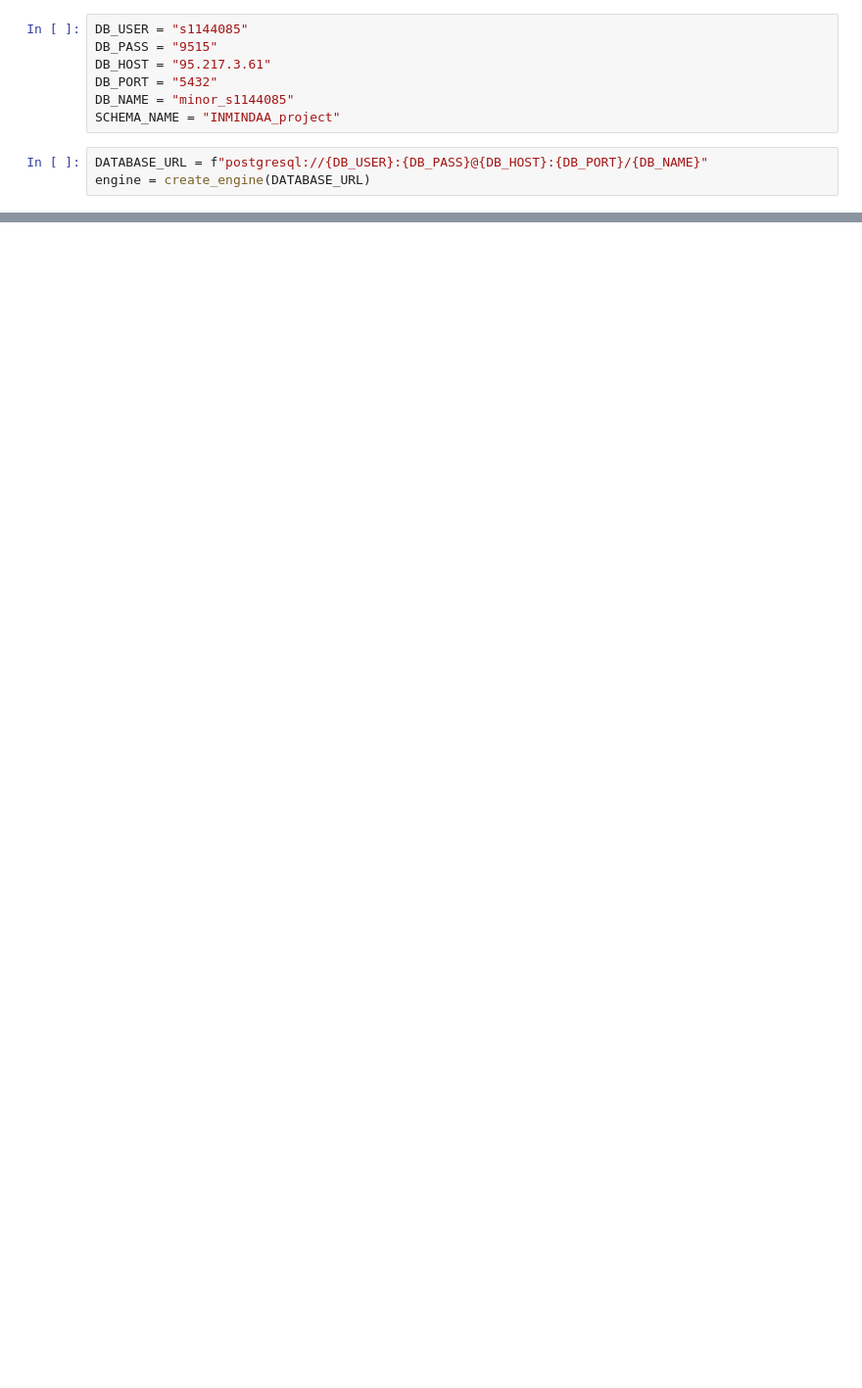
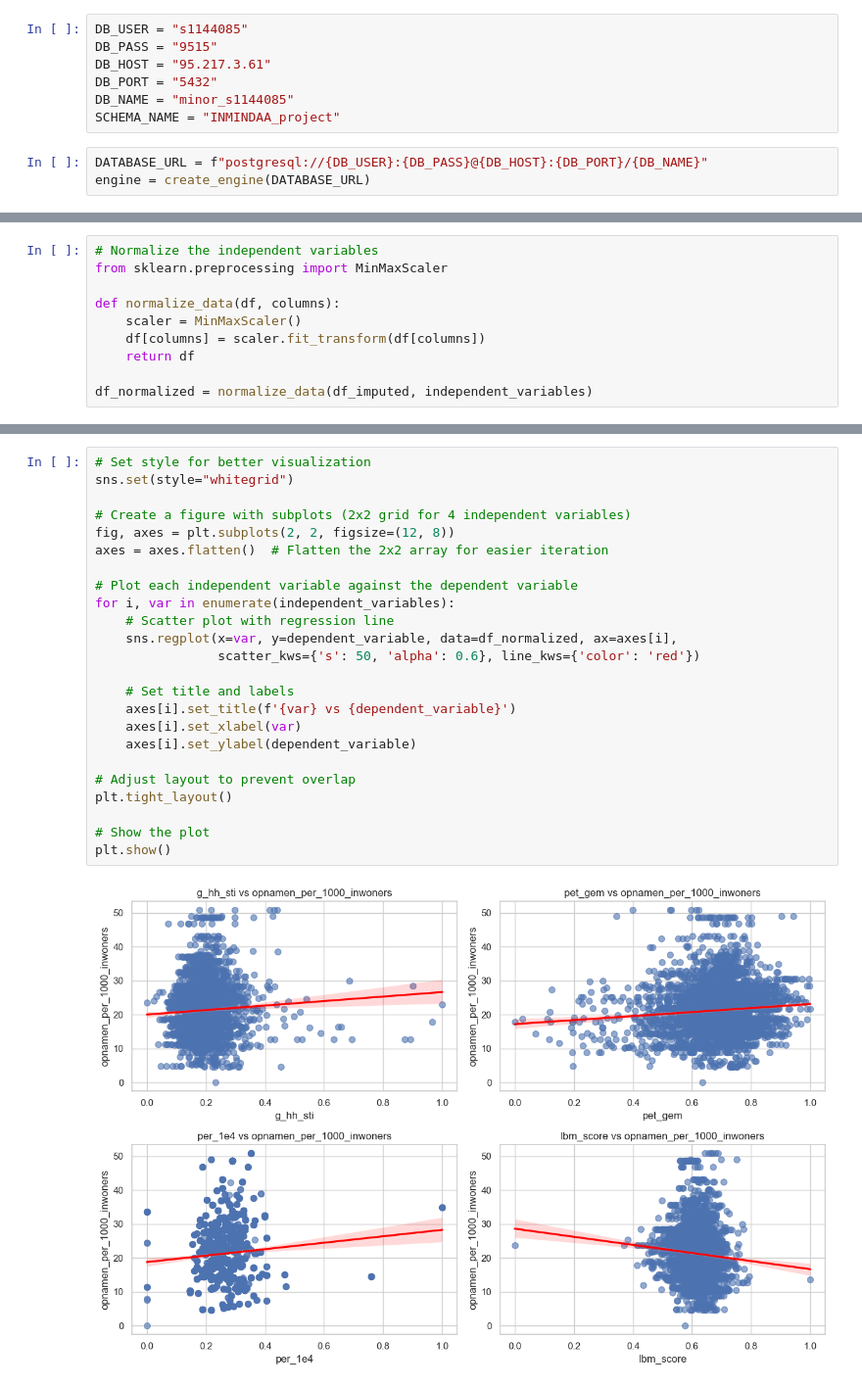
Before and after one commit to DanielB-02/inmindaa_geboortezorg, a Jupyter notebook: analyse/variabele-analyse.ipynb, the cells around one changed output, grey strips where cells are left out. Shown at 98% size. Saved outputs shown, nothing was run; the diff lists cells and outputs as text; blank space fills up the shorter version.

```diff
--- a/analyse/variabele-analyse.ipynb
+++ b/analyse/variabele-analyse.ipynb
@@ -31,0 +125,10 @@ df.head(5)
+# %%
+# Normalize the independent variables
+from sklearn.preprocessing import MinMaxScaler
+
+def normalize_data(df, columns):
+    scaler = MinMaxScaler()
+    df[columns] = scaler.fit_transform(df[columns])
+    return df
+
+df_normalized = normalize_data(df_imputed, independent_variables)
@@ -31,0 +176,26 @@ df.head(5)
+# %%
+# Set style for better visualization
+sns.set(style="whitegrid")
+
+# Create a figure with subplots (2x2 grid for 4 independent variables)
+fig, axes = plt.subplots(2, 2, figsize=(12, 8))
+axes = axes.flatten()  # Flatten the 2x2 array for easier iteration
+
+# Plot each independent variable against the dependent variable
+for i, var in enumerate(independent_variables):
+    # Scatter plot with regression line
+    sns.regplot(x=var, y=dependent_variable, data=df_normalized, ax=axes[i],
+                scatter_kws={'s': 50, 'alpha': 0.6}, line_kws={'color': 'red'})
+
+    # Set title and labels
+    axes[i].set_title(f'{var} vs {dependent_variable}')
+    axes[i].set_xlabel(var)
+    axes[i].set_ylabel(dependent_variable)
+
+# Adjust layout to prevent overlap
+plt.tight_layout()
+
+# Show the plot
+plt.show()
+# %% [output]
+[figure, added]
```
Also changed, not shown: parts of 14 cells of this notebook.
